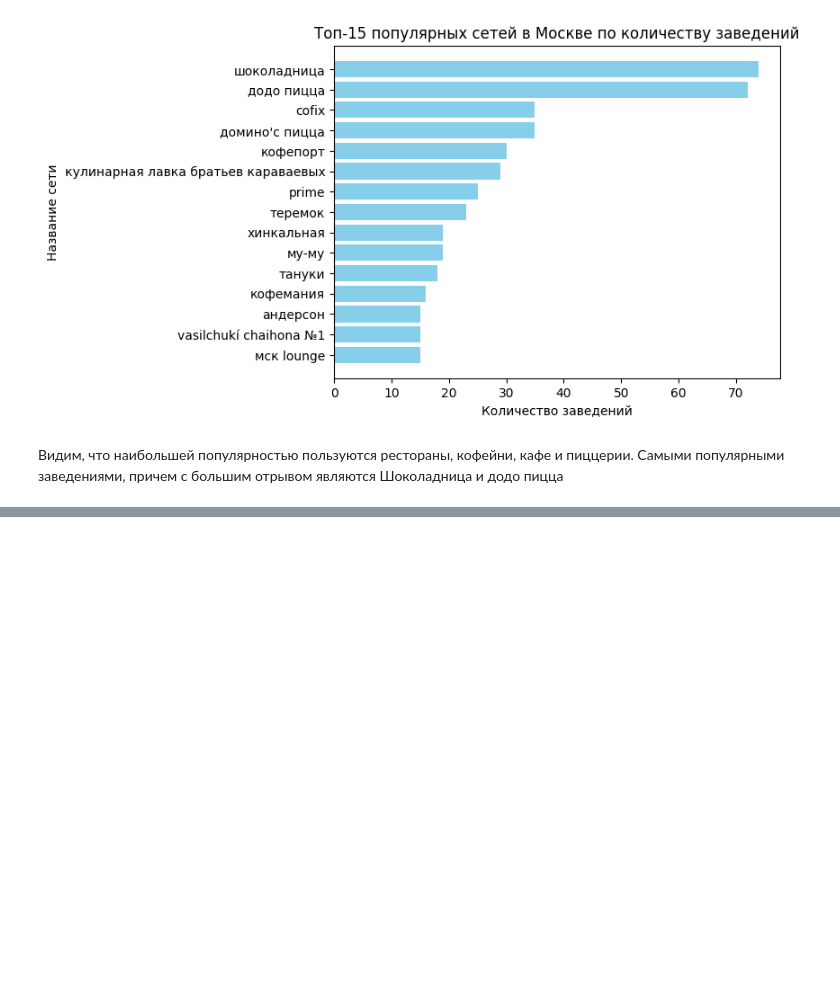
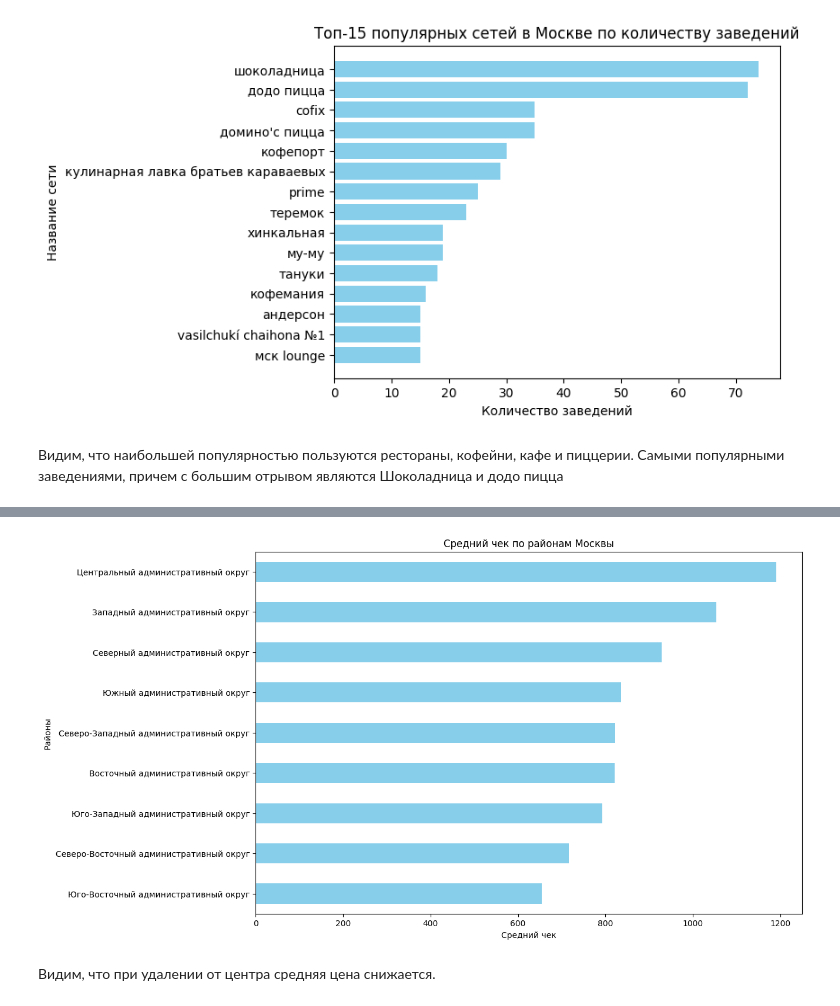
Before and after one commit to PsychoCoderrr/YPracticumProjects, a Jupyter notebook: VizPythonProject.ipynb, the cells around one changed output, grey strips where cells are left out. Drawn from its saved outputs; the diff is of its cells as text; code cells hidden in the pictures; blank space fills up the shorter version.

```diff
--- a/VizPythonProject.ipynb
+++ b/VizPythonProject.ipynb
@@ -573,0 +580,14 @@ plt.gca().invert_yaxis()
+# %%
+df_filtered = df_merged[df_merged['middle_avg_bill'] != -1]
+avg_bill_by_district = df_filtered.groupby('district')['middle_avg_bill'].mean().sort_values(ascending=False)
+plt.figure(figsize=(12, 8))
+avg_bill_by_district.plot(kind='barh', color='skyblue')
+plt.title('Средний чек по районам Москвы')
+plt.xlabel('Средний чек')
+plt.ylabel('Районы')
+plt.gca().invert_yaxis()
+plt.show()
+# %% [output]
+[figure, added]
+# %% [markdown]
+Видим, что при удалении от центра средняя цена снижается.
```
Also changed, not shown: parts of 1 cell of this notebook.
